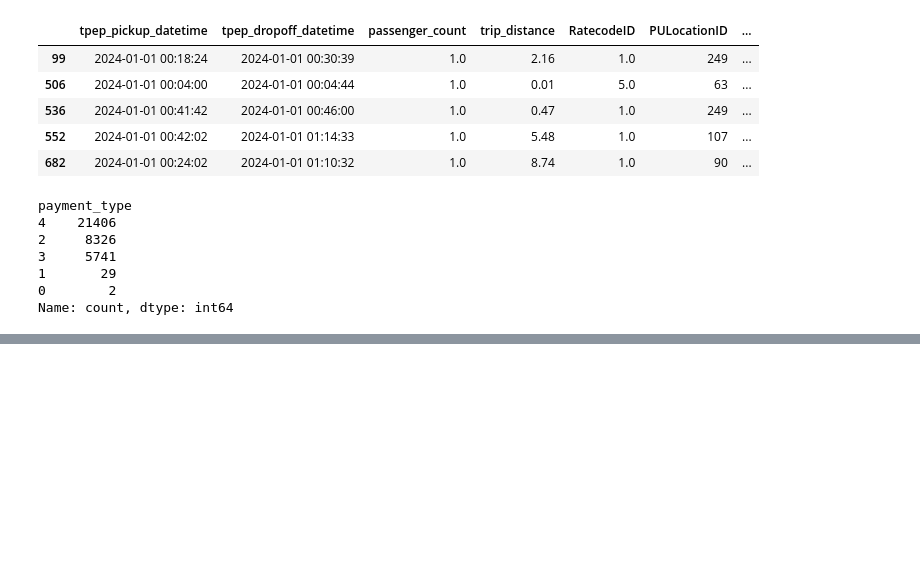
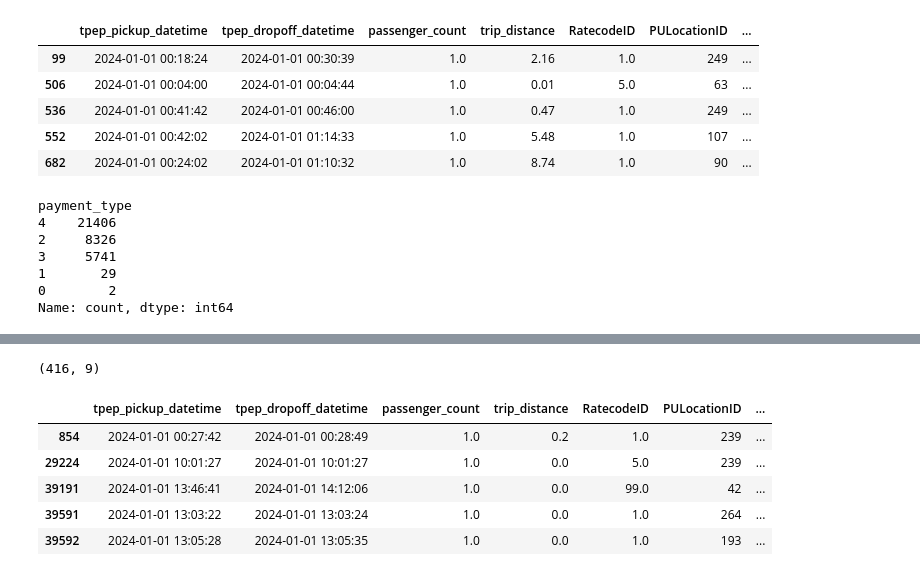
Before and after one commit to albertorsesc/taxi-analysis-ny, a Jupyter notebook: notebook.ipynb, the cells around one changed output, grey strips where cells are left out. Saved outputs shown, nothing was run; the diff lists cells and outputs as text; code cells hidden in the pictures; blank space fills up the shorter version.

```diff
--- a/notebook.ipynb
+++ b/notebook.ipynb
@@ -131,0 +139,12 @@ Name: count, dtype: int64
+# %%
+# Cero value count
+print(taxi_subset[taxi_subset['total_amount'] == 0].shape)
+taxi_subset[taxi_subset['total_amount'] == 0].head()
+# %% [output]
+(416, 9)
+|  | tpep_pickup_datetime | tpep_dropoff_datetime | passenger_count | trip_distance | RatecodeID | PULocationID | ... |
+| 854 | 2024-01-01 00:27:42 | 2024-01-01 00:28:49 | 1.0 | 0.2 | 1.0 | 239 | ... |
+| 29224 | 2024-01-01 10:01:27 | 2024-01-01 10:01:27 | 1.0 | 0.0 | 5.0 | 239 | ... |
+| 39191 | 2024-01-01 13:46:41 | 2024-01-01 14:12:06 | 1.0 | 0.0 | 99.0 | 42 | ... |
+| 39591 | 2024-01-01 13:03:22 | 2024-01-01 13:03:24 | 1.0 | 0.0 | 1.0 | 264 | ... |
+| 39592 | 2024-01-01 13:05:28 | 2024-01-01 13:05:35 | 1.0 | 0.0 | 1.0 | 193 | ... |
```
Also changed, not shown: parts of 6 cells of this notebook.
